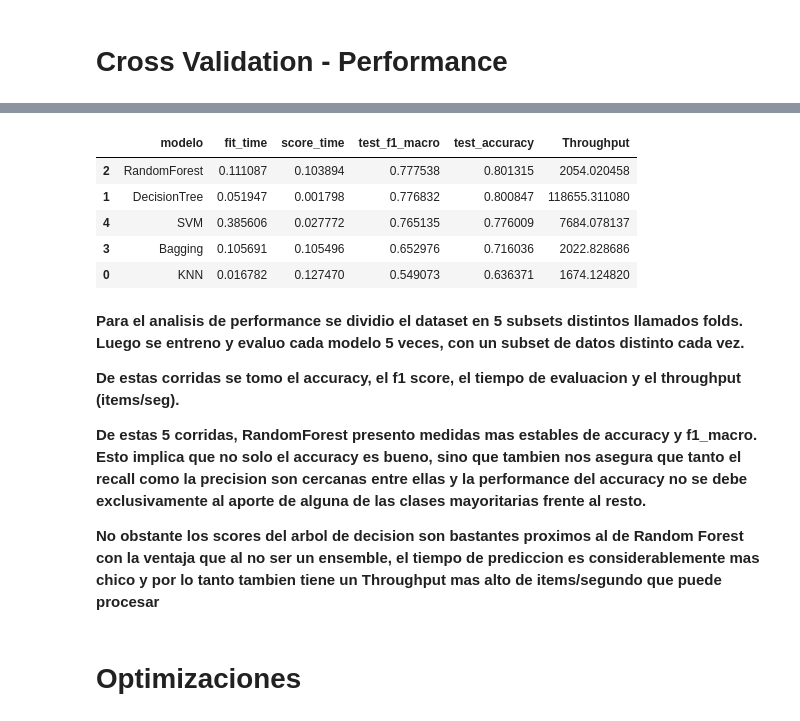
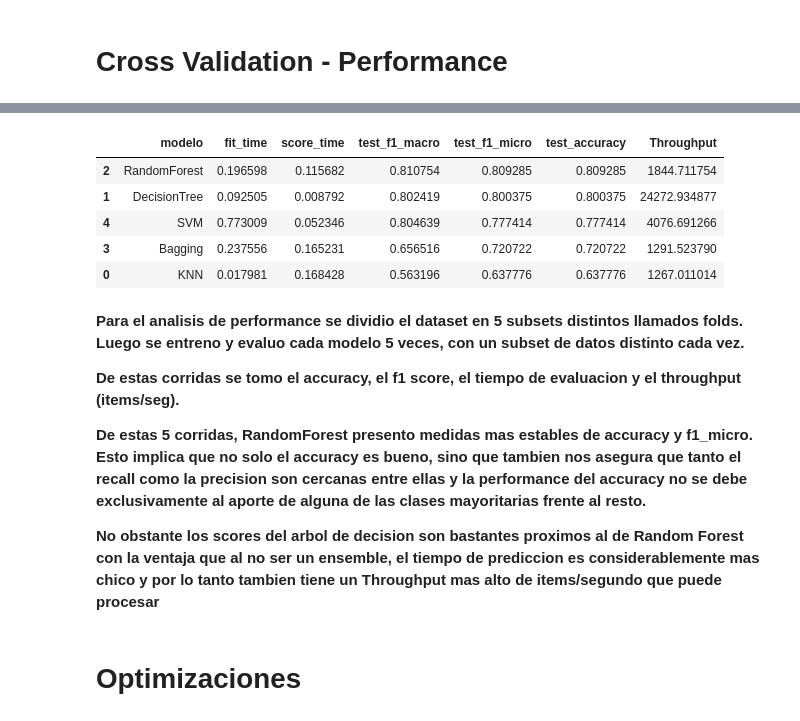
Before and after one commit to sguarnaccio/MeLi, a Jupyter notebook: modelo.ipynb, the cells around one changed output, grey strips where cells are left out. Saved outputs shown, nothing was run; the diff lists cells and outputs as text; code cells hidden in the pictures.

Commit message:
added f1_micro
Para datasets deeesbalanceeados, el score f1_micro es mas adecuado ya que primero agrega los scores individuales de cada clase y luego los promedia.

```diff
--- a/modelo.ipynb
+++ b/modelo.ipynb
@@ -527,9 +528,9 @@ bag_clf_cv = BaggingClassifier(
             max_samples=250, bootstrap = True, n_jobs = -1)
 # %%
 model_dic = {'KNN': neigh_cv, 'DecisionTree': dtree_cv, 'RandomForest': forest_cls_cv, 'Bagging': bag_clf_cv, 'SVM':svm_model_cv}
-scoring = ["f1_macro", "accuracy"]
+scoring = ["f1_macro", 'f1_micro', "accuracy"]
 
-scores_table = pd.DataFrame(columns = ['modelo', 'fit_time', 'score_time', 'test_f1_macro', 'test_accuracy', 'Throughput'])
+scores_table = pd.DataFrame(columns = ['modelo', 'fit_time', 'score_time', 'test_f1_macro', 'test_f1_micro', 'test_accuracy', 'Throughput'])
 
 for model in model_dic.keys():
 
@@ -541,25 +542,25 @@ for model in model_dic.keys():
 
     #StratifiedShuffleSplit, usado por cross_validate, por default splitea data en 0.1 para test
     score_df['Throughput'] = (data.shape[0] * 0.1) / score_df['score_time']
-    score_df[['modelo', 'fit_time', 'score_time', 'test_f1_macro', 'test_accuracy', 'Throughput']]
+    score_df = score_df[['modelo', 'fit_time', 'score_time', 'test_f1_macro', 'test_f1_micro', 'test_accuracy', 'Throughput']]
 
 
     scores_table = pd.concat([scores_table, score_df], ignore_index=True)
 # %%
-scores_table.sort_values(by=['test_f1_macro'], ascending=False)
+scores_table.sort_values(by=['test_f1_micro'], ascending=False)
 # %% [output]
-|  | modelo | fit_time | score_time | test_f1_macro | test_accuracy | Throughput |
-| 2 | RandomForest | 0.111087 | 0.103894 | 0.777538 | 0.801315 | 2054.020458 |
-| 1 | DecisionTree | 0.051947 | 0.001798 | 0.776832 | 0.800847 | 118655.311080 |
-| 4 | SVM | 0.385606 | 0.027772 | 0.765135 | 0.776009 | 7684.078137 |
-| 3 | Bagging | 0.105691 | 0.105496 | 0.652976 | 0.716036 | 2022.828686 |
-| 0 | KNN | 0.016782 | 0.127470 | 0.549073 | 0.636371 | 1674.124820 |
+|  | modelo | fit_time | score_time | test_f1_macro | test_f1_micro | test_accuracy | Throughput |
+| 2 | RandomForest | 0.196598 | 0.115682 | 0.810754 | 0.809285 | 0.809285 | 1844.711754 |
+| 1 | DecisionTree | 0.092505 | 0.008792 | 0.802419 | 0.800375 | 0.800375 | 24272.934877 |
+| 4 | SVM | 0.773009 | 0.052346 | 0.804639 | 0.777414 | 0.777414 | 4076.691266 |
+| 3 | Bagging | 0.237556 | 0.165231 | 0.656516 | 0.720722 | 0.720722 | 1291.523790 |
+| 0 | KNN | 0.017981 | 0.168428 | 0.563196 | 0.637776 | 0.637776 | 1267.011014 |
 # %% [markdown]
 **Para el analisis de performance se dividio el dataset en 5 subsets distintos llamados folds. Luego se entreno y evaluo cada modelo 5 veces, con un subset de datos distinto cada vez.**
 
 **De estas corridas se tomo el accuracy, el f1 score, el tiempo de evaluacion y el throughput (items/seg).**
 
-**De estas 5 corridas, RandomForest presento medidas mas estables de accuracy y f1_macro. Esto implica que no solo el accuracy es bueno, sino que tambien nos asegura que tanto el recall como la precision son cercanas entre ellas y la performance del accuracy no se debe exclusivamente al aporte de alguna de las clases mayoritarias frente al resto.**
+**De estas 5 corridas, RandomForest presento medidas mas estables de accuracy y f1_micro. Esto implica que no solo el accuracy es bueno, sino que tambien nos asegura que tanto el recall como la precision son cercanas entre ellas y la performance del accuracy no se debe exclusivamente al aporte de alguna de las clases mayoritarias frente al resto.**
 
 **No obstante los scores del arbol de decision son bastantes proximos al de Random Forest con la ventaja que al no ser un ensemble, el tiempo de prediccion es considerablemente mas chico y por lo tanto tambien tiene un Throughput mas alto de items/segundo que puede procesar**
 # %% [markdown]
```
Also changed, not shown: parts of 6 cells of this notebook.
